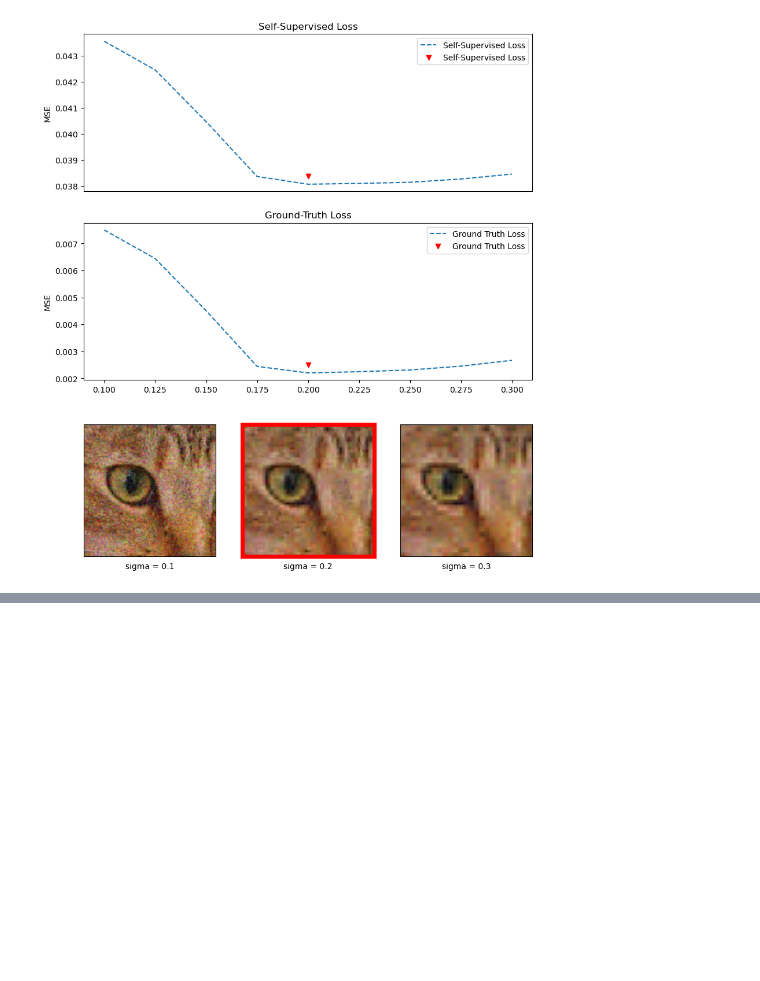
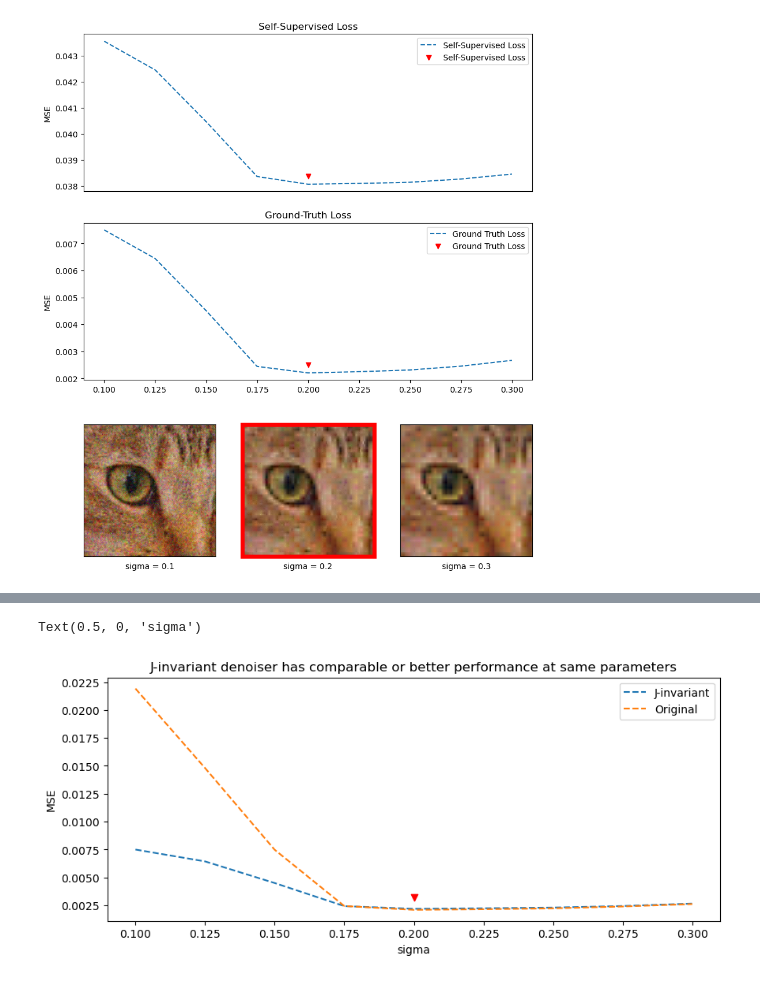
Before and after one commit to adamszymanowski/python-reference, a Jupyter notebook: libraries/scikit-image/examples/ex035_full-tutorial-on-calibrating-denoisers-using-j-variance.ipynb, the cells around one changed output, grey strips where cells are left out. Drawn from its saved outputs; the diff is of its cells as text; code cells hidden in the pictures; blank space fills up the shorter version.

Commit message:
skimage - Calibrating denoisers using J-invariance

```diff
--- a/libraries/scikit-image/examples/ex035_full-tutorial-on-calibrating-denoisers-using-j-variance.ipynb
+++ b/libraries/scikit-image/examples/ex035_full-tutorial-on-calibrating-denoisers-using-j-variance.ipynb
@@ -132,0 +138,26 @@ gtl:  [0.007504088178942267, 0.0064429337174446355, 0.004507882957513663, 0.0024
+# %%
+parameters_tested = [
+    {'sigma': sigma, 'convert2ycbcr': True, 'wavelet': 'db2', 'channel_axis': -1}
+    for sigma in sigma_range
+]
+
+denoised_original = [_denoise_wavelet(noisy, **params) for params in parameters_tested]
+
+ground_truth_loss_invariant = [mse(img, image) for img in denoised_invariant]
+ground_truth_loss_original = [mse(img, image) for img in denoised_original]
+
+fig, ax = plt.subplots(figsize=(10, 4))
+
+ax.plot(sigma_range, ground_truth_loss_invariant, color='C0', linestyle='--', label='J-invariant')
+ax.plot(sigma_range, ground_truth_loss_original, color='C1', linestyle='--', label='Original')
+ax.scatter(sigma_range[opt_idx], ground_truth_loss[opt_idx] + 0.001, marker='v', color='red')
+ax.legend()
+ax.set_title(
+    'J-invariant denoiser has comparable or '
+    'better performance at same parameters'
+)
+ax.set_ylabel('MSE')
+ax.set_xlabel('sigma')
+# %% [output]
+Text(0.5, 0, 'sigma')
+[figure, added]
```
Also changed, not shown: parts of 3 cells of this notebook.
